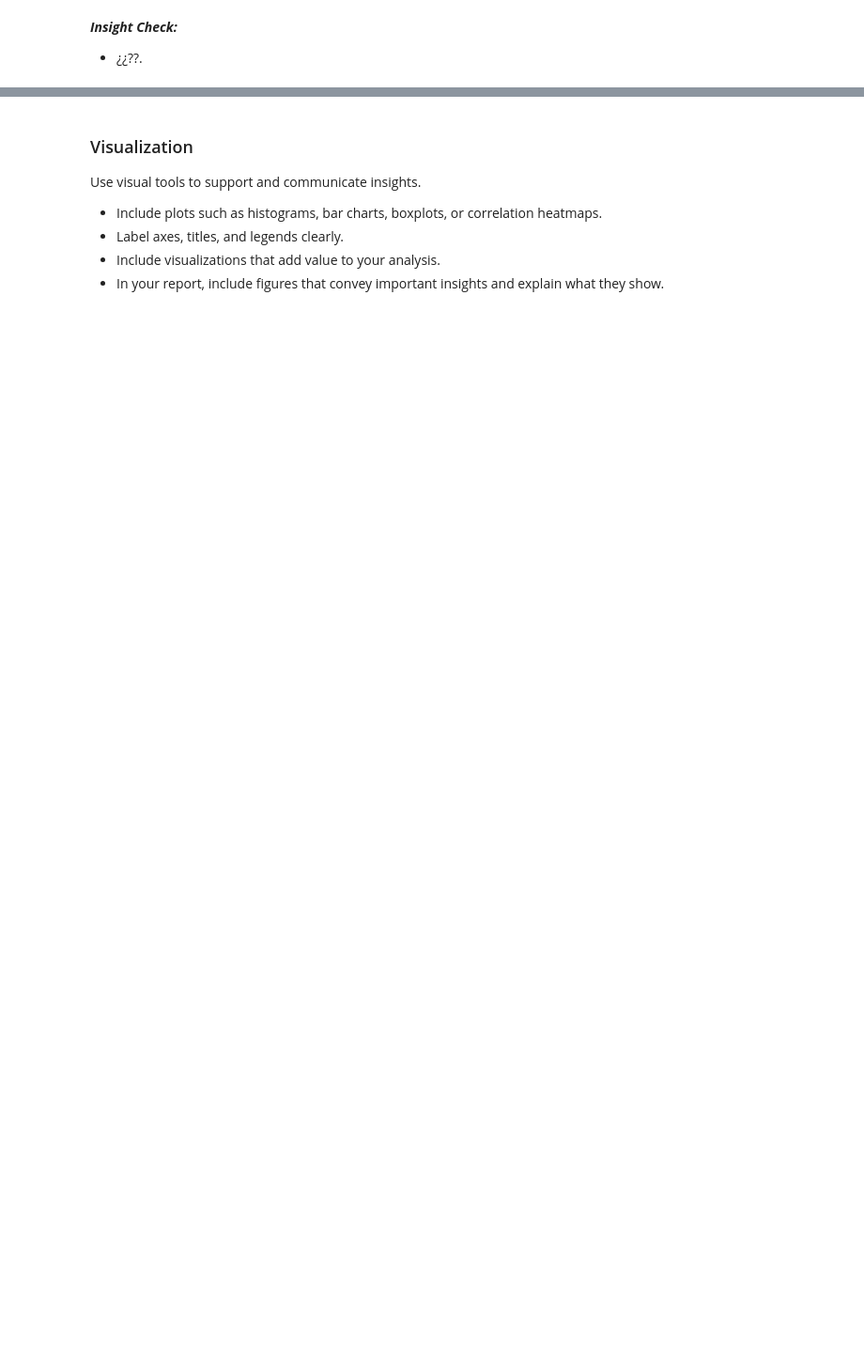
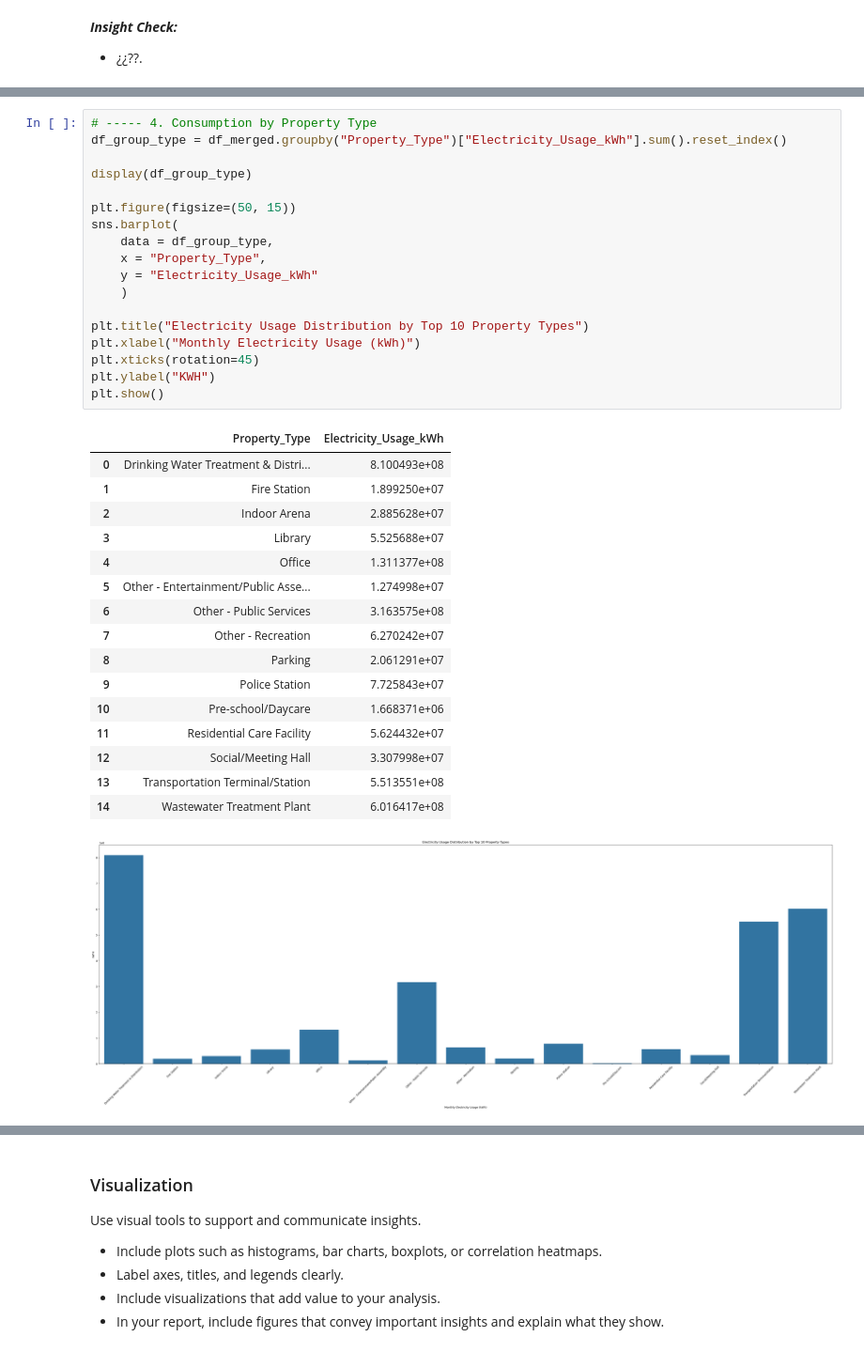
Before and after one commit to JorgeRPMHS/Project, a Jupyter notebook: CPSC_610-Group 6.ipynb, the cells around one changed output, grey strips where cells are left out. Shown: that part at 94% size. Drawn from its saved outputs; the diff is of its cells as text; blank space fills up the shorter version.

```diff
--- a/CPSC_610-Group 6.ipynb
+++ b/CPSC_610-Group 6.ipynb
@@ -578,0 +628,36 @@ plt.show()
+# %%
+# ----- 4. Consumption by Property Type
+df_group_type = df_merged.groupby("Property_Type")["Electricity_Usage_kWh"].sum().reset_index()
+
+display(df_group_type)
+
+plt.figure(figsize=(50, 15))
+sns.barplot(
+    data = df_group_type,
+    x = "Property_Type",
+    y = "Electricity_Usage_kWh"
+    )
+
+plt.title("Electricity Usage Distribution by Top 10 Property Types")
+plt.xlabel("Monthly Electricity Usage (kWh)")
+plt.xticks(rotation=45)
+plt.ylabel("KWH")
+plt.show()
+# %% [output]
+|  | Property_Type | Electricity_Usage_kWh |
+| 0 | Drinking Water Treatment & Distri... | 8.100493e+08 |
+| 1 | Fire Station | 1.899250e+07 |
+| 2 | Indoor Arena | 2.885628e+07 |
+| 3 | Library | 5.525688e+07 |
+| 4 | Office | 1.311377e+08 |
+| 5 | Other - Entertainment/Public Asse... | 1.274998e+07 |
+| 6 | Other - Public Services | 3.163575e+08 |
+| 7 | Other - Recreation | 6.270242e+07 |
+| 8 | Parking | 2.061291e+07 |
+| 9 | Police Station | 7.725843e+07 |
+| 10 | Pre-school/Daycare | 1.668371e+06 |
+| 11 | Residential Care Facility | 5.624432e+07 |
+| 12 | Social/Meeting Hall | 3.307998e+07 |
+| 13 | Transportation Terminal/Station | 5.513551e+08 |
+| 14 | Wastewater Treatment Plant | 6.016417e+08 |
+[figure, added]
```
Also changed, not shown: parts of 22 cells of this notebook.
